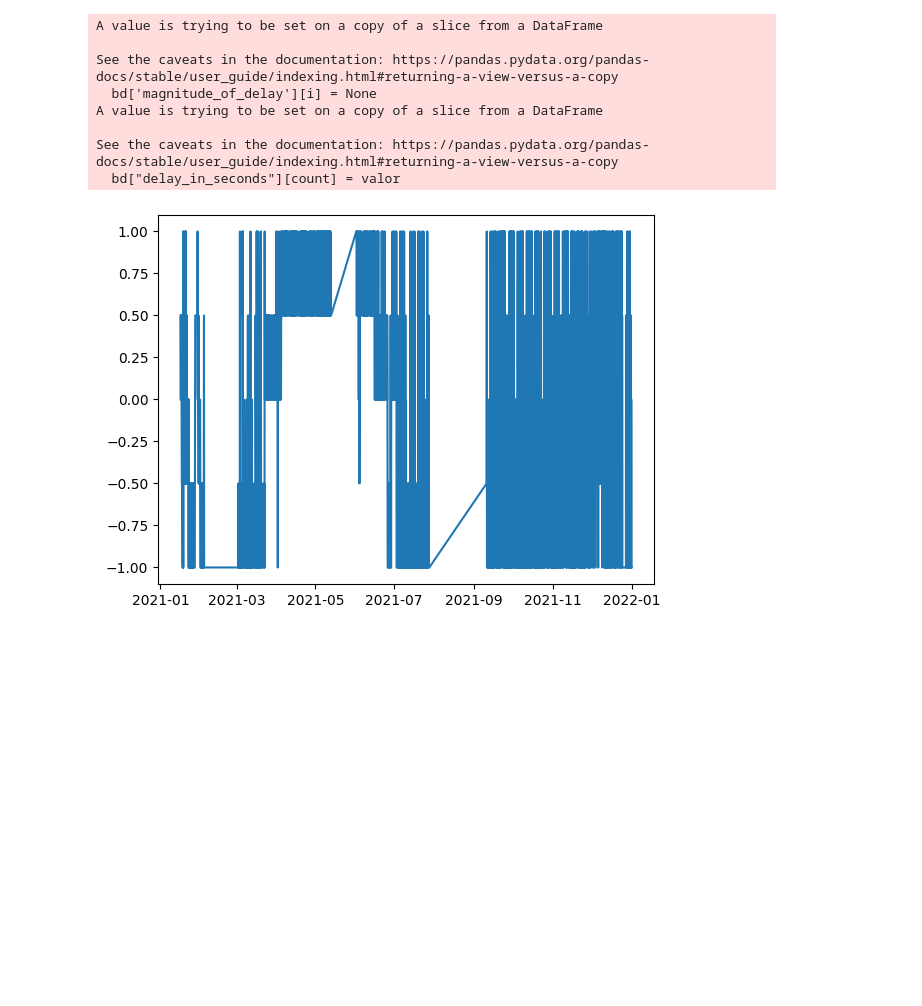
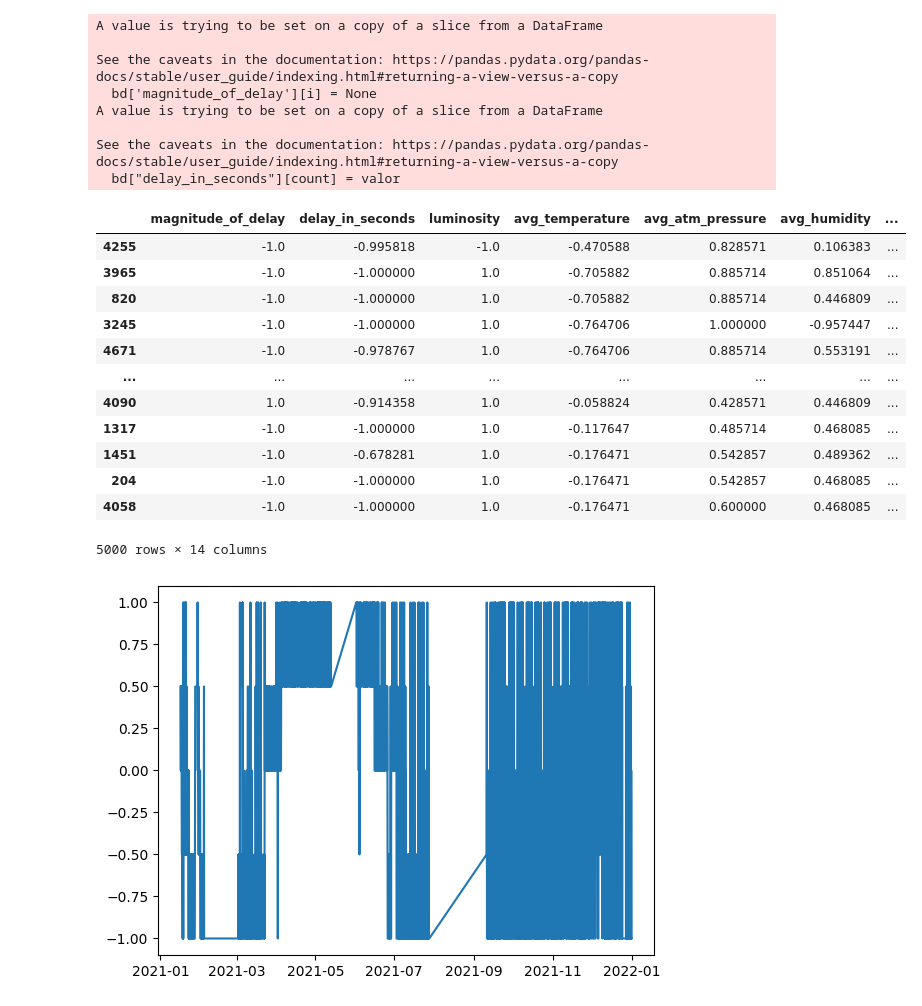
Before and after one commit to SendNugg3ts/CSC, a Jupyter notebook: ModeloKaggleNB.ipynb, the cells around one changed output. Saved outputs shown, nothing was run; the diff lists cells and outputs as text; code cells hidden in the pictures; blank space fills up the shorter version.

```diff
--- a/ModeloKaggleNB.ipynb
+++ b/ModeloKaggleNB.ipynb
@@ -28,31 +20,45 @@ bd = pd.read_csv(r"training_data.csv")
 # %%
 bd = pd.read_csv(r"training_data.csv")
 
 def tratar_dados(bd):
     bd = ordernar(bd)
     bd = RoadsCleaner(bd)
     #bd = data(bd)
     bd = valores_em_falta(bd)
     bd = eliminar(bd)
     bd = incidentsNumbers(bd)
     bd = luminosidade(bd)
     bd = rainNumbers(bd)
     bd = delayNumbers(bd)
     bd = removeOutlier(bd)
     indice_treino, indice_val=split_data(bd, perc=10)
     escala, bd = data_normalization(bd, norm_range=(-1, 1))
     return bd,indice_treino,indice_val,escala
 
 bd,indice_treino,indice_val,escala=tratar_dados(bd)
+bd
 # %% [output]
 A value is trying to be set on a copy of a slice from a DataFrame
 
 See the caveats in the documentation: https://pandas.pydata.org/pandas-docs/stable/user_guide/indexing.html#returning-a-view-versus-a-copy
   bd['magnitude_of_delay'][i] = None
 A value is trying to be set on a copy of a slice from a DataFrame
 
 See the caveats in the documentation: https://pandas.pydata.org/pandas-docs/stable/user_guide/indexing.html#returning-a-view-versus-a-copy
   bd["delay_in_seconds"][count] = valor
+|  | magnitude_of_delay | delay_in_seconds | luminosity | avg_temperature | avg_atm_pressure | avg_humidity | ... |
+| 4255 | -1.0 | -0.995818 | -1.0 | -0.470588 | 0.828571 | 0.106383 | ... |
+| 3965 | -1.0 | -1.000000 | 1.0 | -0.705882 | 0.885714 | 0.851064 | ... |
+| 820 | -1.0 | -1.000000 | 1.0 | -0.705882 | 0.885714 | 0.446809 | ... |
+| 3245 | -1.0 | -1.000000 | 1.0 | -0.764706 | 1.000000 | -0.957447 | ... |
+| 4671 | -1.0 | -0.978767 | 1.0 | -0.764706 | 0.885714 | 0.553191 | ... |
+| ... | ... | ... | ... | ... | ... | ... | ... |
+| 4090 | 1.0 | -0.914358 | 1.0 | -0.058824 | 0.428571 | 0.446809 | ... |
+| 1317 | -1.0 | -1.000000 | 1.0 | -0.117647 | 0.485714 | 0.468085 | ... |
+| 1451 | -1.0 | -0.678281 | 1.0 | -0.176471 | 0.542857 | 0.489362 | ... |
+| 204 | -1.0 | -1.000000 | 1.0 | -0.176471 | 0.542857 | 0.468085 | ... |
+| 4058 | -1.0 | -1.000000 | 1.0 | -0.176471 | 0.600000 | 0.468085 | ... |
+5000 rows × 14 columns
 # %%
 bd.index = pd.to_datetime(bd["record_date"], format="%Y-%m-%d %H:%M:00")
 serie(bd,"incidents")
```
Also changed, not shown: parts of 2 cells of this notebook, 2 other files.
